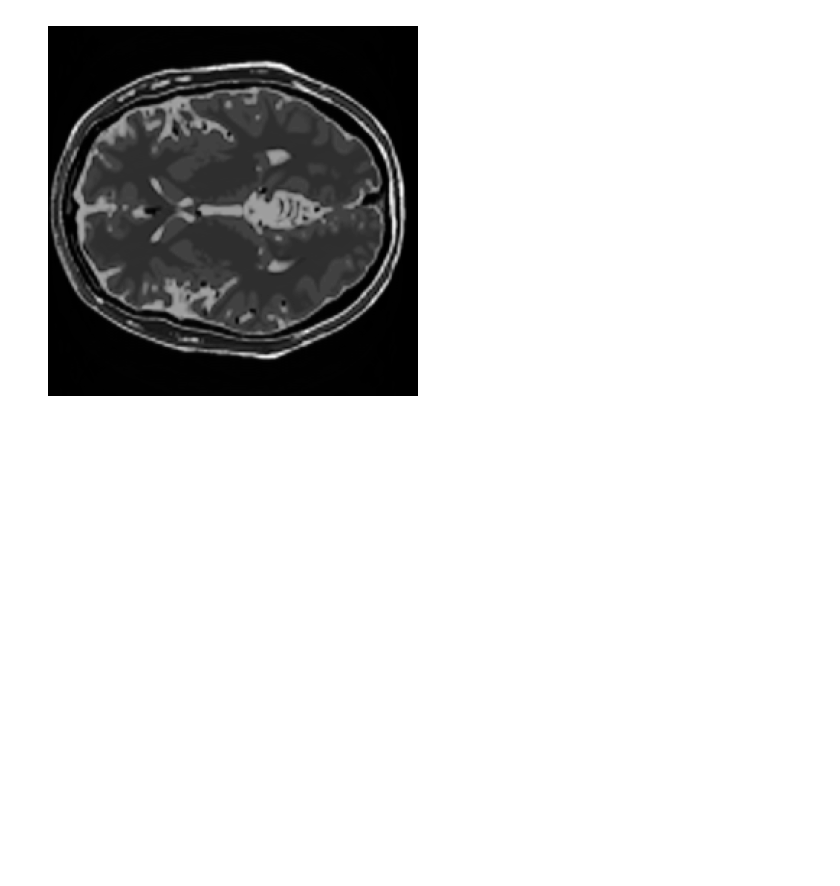
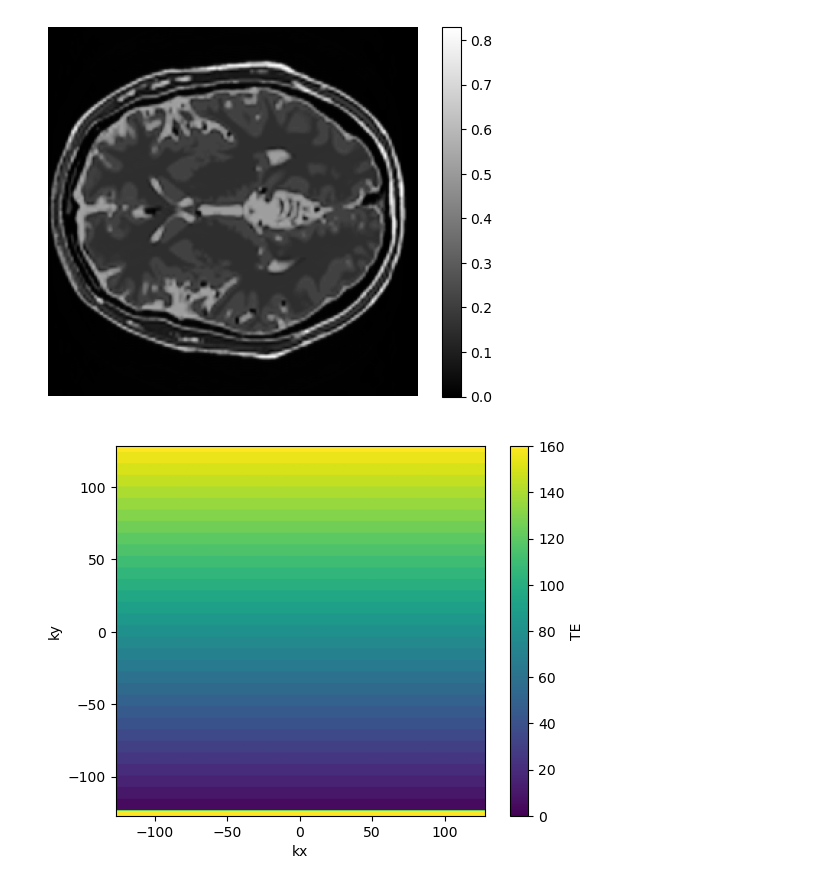
Before and after one commit to UMICH-BME-AdvMRI/tomgriesler, a Jupyter notebook: hw2/code/problem2.ipynb, the cells around one changed output. Drawn from its saved outputs; the diff is of its cells as text; code cells hidden in the pictures; blank space fills up the shorter version.

```diff
--- a/hw2/code/problem2.ipynb
+++ b/hw2/code/problem2.ipynb
@@ -96,19 +77,42 @@ for ii in range(etl):
-# %%
-final_kpace = np.zeros_like(t1map, dtype=complex)
-
-index = int((etl/2-te_eff/esp)%etl)
-
-for ii in range(etl):
-
-    k1 = int(index*256/etl)
-    k2 = int((index+1)*256/etl)
-
-    final_kpace[k1:k2] = fts[k1:k2, :, ii]
-
-    index = int((index+1)%etl)
-
-plt.imshow(np.abs(np.fft.ifft2(final_kpace)), cmap='gray')
-plt.axis('off')
-plt.show()
-# %% [output]
-[figure, removed]
+# %%
+# FSE
+tr = 3000
+esp = 5
+etl = 32
+te_eff = 80
+
+result = create_fse_images(t1map, t2map, m0map, esp, tr, etl)
+
+fts = np.zeros_like(result, dtype=complex)
+
+for ii in range(etl):
+    fts[..., ii] = np.fft.fftshift(np.fft.fft2(result[..., ii]))
+
+final_kpace = np.zeros_like(t1map, dtype=complex)
+te = np.zeros_like(t1map)
+
+for ii in range(etl):
+
+    k1 = int(ii*256/etl)
+    k2 = int((ii+1)*256/etl)
+
+    final_kpace[k1:k2] = fts[k1:k2, :, ii]
+    te[k1:k2] = (ii+1)*esp
+
+offset = int((((etl/2-te_eff/esp)%etl)+1/2)*256/etl)
+
+final_kpace = np.roll(final_kpace, offset, axis=(0, 1))
+te = np.roll(te, offset, axis=(0, 1))
+plt.imshow(np.abs(np.fft.ifft2(final_kpace)), cmap='gray')
+plt.colorbar()
+plt.axis('off')
+plt.show()
+
+plt.imshow(te, vmin=0, vmax=etl*esp, origin='lower', extent=(-127, 128, -127, 128))
+plt.colorbar(label='TE')
+plt.xlabel('kx')
+plt.ylabel('ky')
+plt.show()
+# %% [output]
+[figure, added]
+[figure, added]
```
Also changed, not shown: parts of 7 cells of this notebook, 14 other files.
